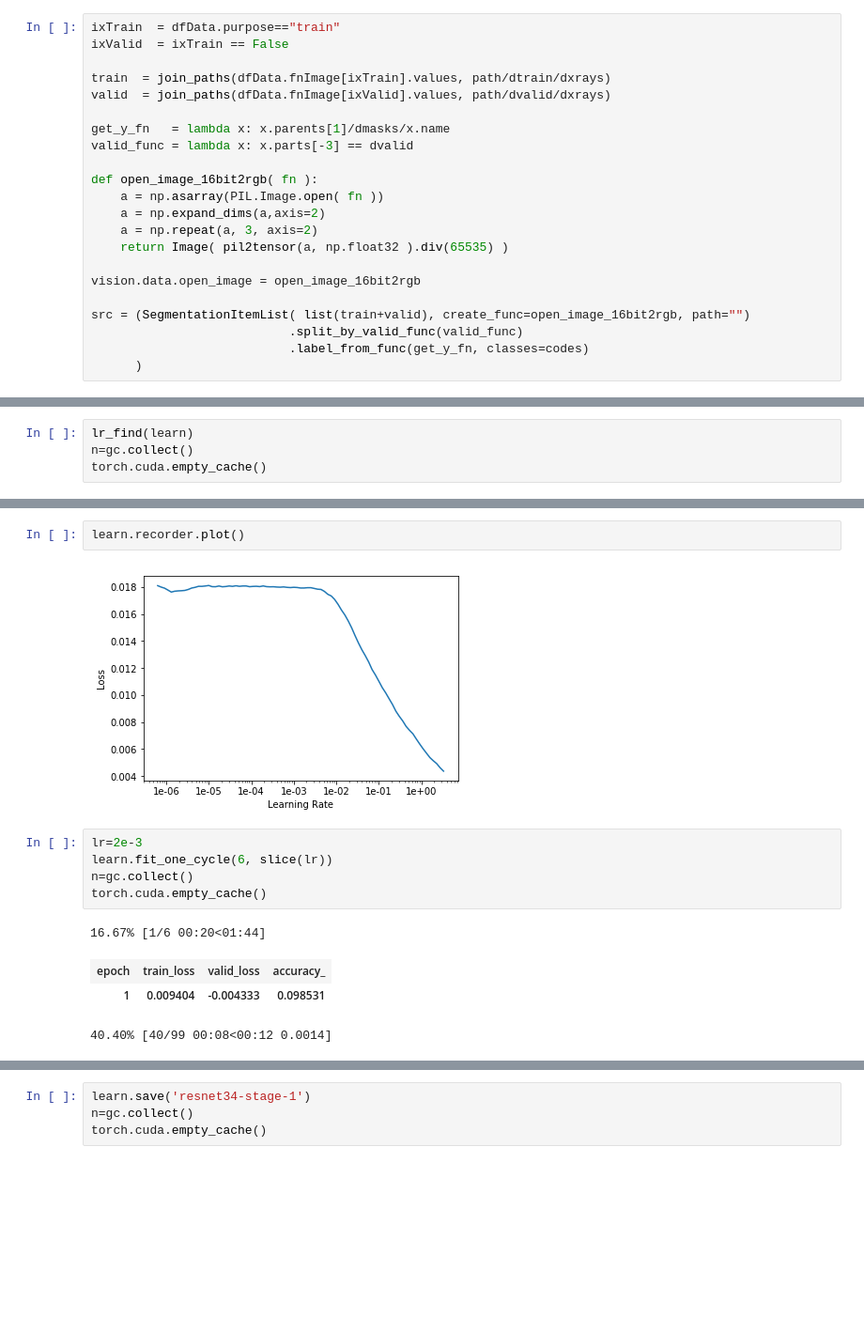
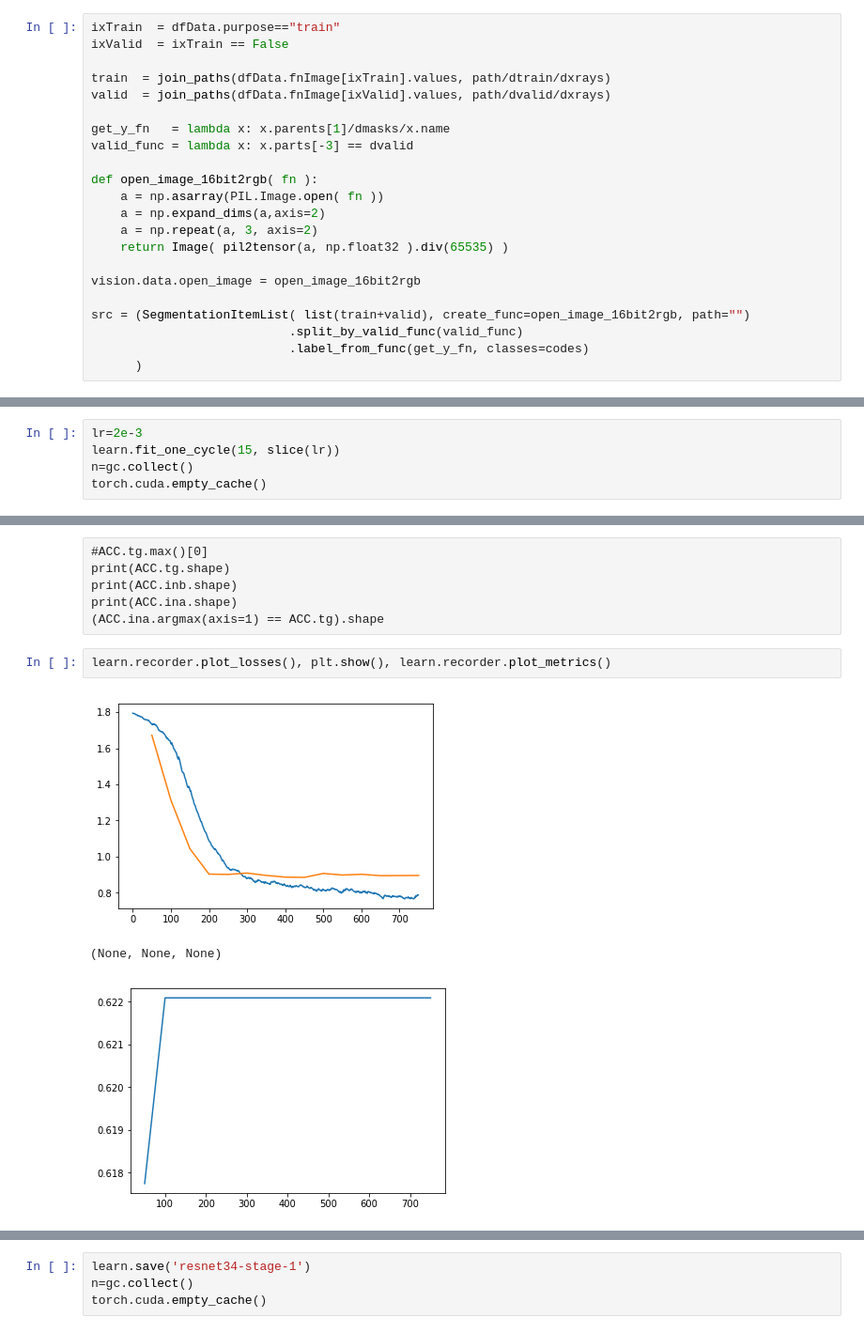
Before and after one commit to kasparlund/mammography, a Jupyter notebook: mammo_segmentation.ipynb, the cells around one changed output, grey strips where cells are left out. Shown at 94% size. Drawn from its saved outputs; the diff is of its cells as text; blank space fills up the shorter version.

```diff
--- a/mammo_segmentation.ipynb
+++ b/mammo_segmentation.ipynb
@@ -442,5 +594,6 @@ DiceLoss.dicemsg
 # %%
-lr_find(learn)
+lr=2e-3
+learn.fit_one_cycle(15, slice(lr))
 n=gc.collect()
 torch.cuda.empty_cache()
 # %% [output]
@@ -448,14 +617,12 @@ LR Finder is complete, type {learner_name}.recorder.plot() to see the graph.
-# %%
-learn.recorder.plot()
-# %% [output]
-[figure, removed]
-# %%
-lr=2e-3
-learn.fit_one_cycle(6, slice(lr))
-n=gc.collect()
-torch.cuda.empty_cache()
-# %% [output]
-16.67% [1/6 00:20<01:44]
-| epoch | train_loss | valid_loss | accuracy_ |
-| 1 | 0.009404 | -0.004333 | 0.098531 |
-40.40% [40/99 00:08<00:12 0.0014]
+# %% [raw]
+#ACC.tg.max()[0]
+print(ACC.tg.shape)
+print(ACC.inb.shape)
+print(ACC.ina.shape)
+(ACC.ina.argmax(axis=1) == ACC.tg).shape
+# %%
+learn.recorder.plot_losses(), plt.show(), learn.recorder.plot_metrics()
+# %% [output]
+[figure, added]
+(None, None, None)
+[figure, added]
```
Also changed, not shown: parts of 31 cells of this notebook.
